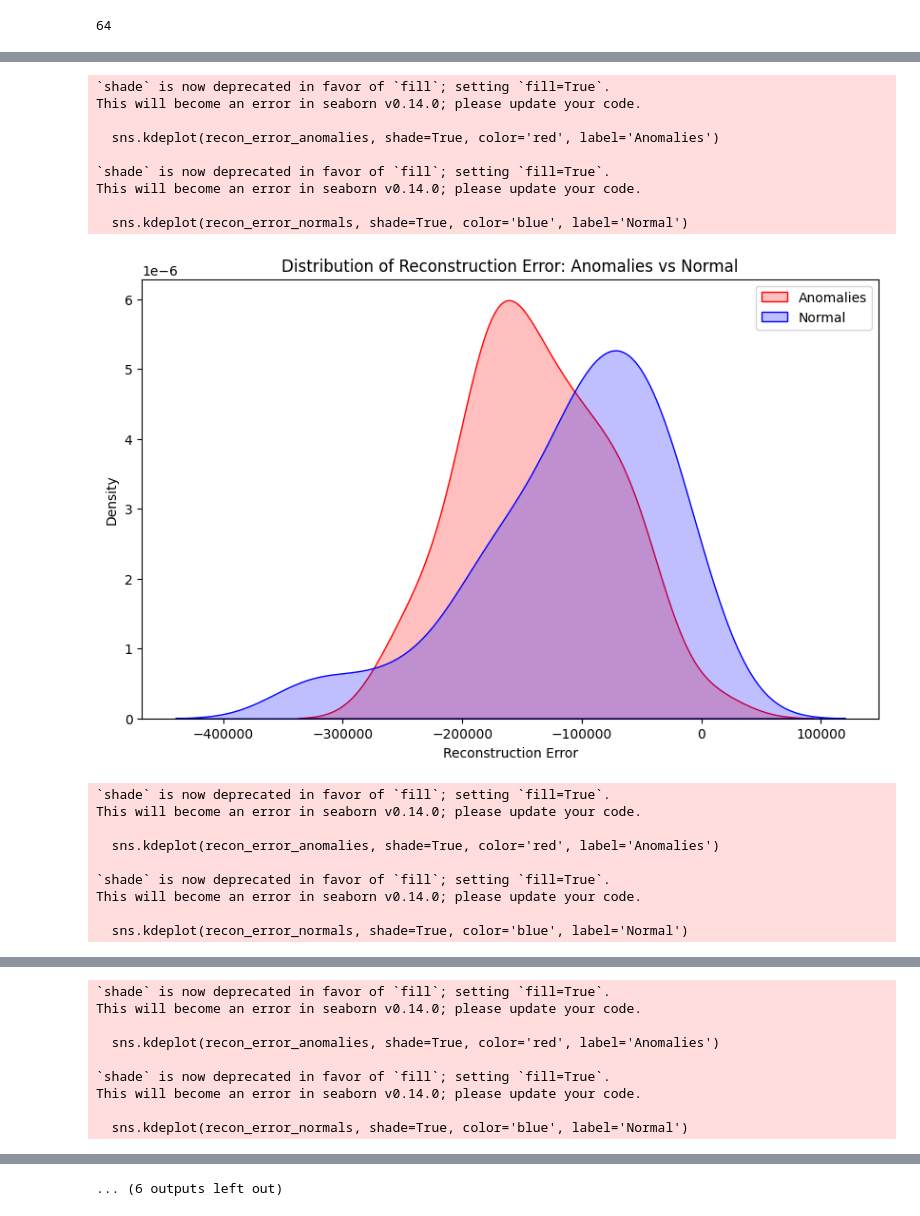
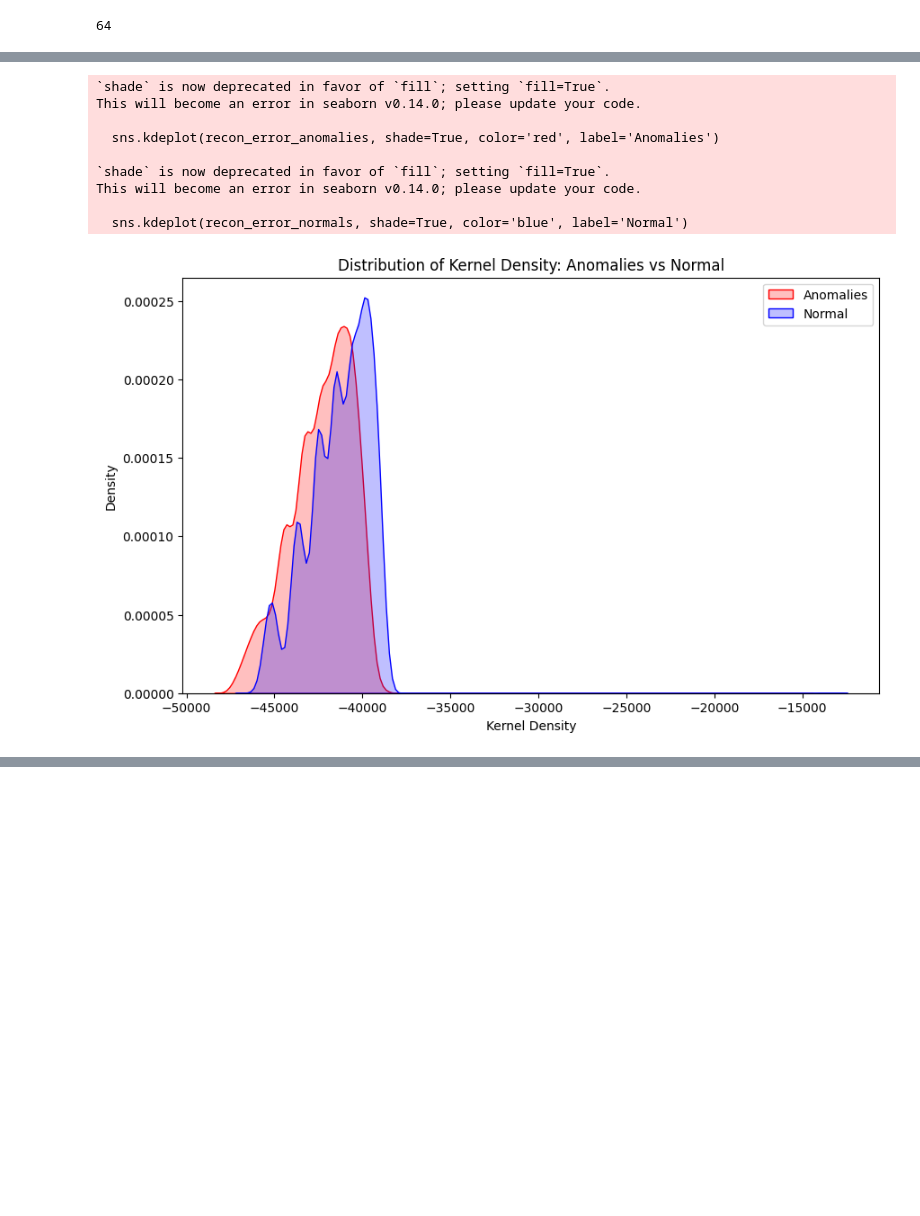
Before and after one commit to annatn998/Pytorch-Convolutional-AutoEncoder, a Jupyter notebook: notebook_exploration.ipynb, the cells around one changed output, grey strips where cells are left out. Cells and saved outputs as stored; diff of their text form; code cells hidden in the pictures; blank space fills up the shorter version.

```diff
--- a/notebook_exploration.ipynb
+++ b/notebook_exploration.ipynb
@@ -75,6 +78,6 @@ optimizer = torch.optim.Adam(model.parameters(), lr=0.001)
 # %%
 logging.info('Training start!')
 
-training_outputs, trained_model = training_loop(epochs=10, data_loader=data_loaders, model=model, criterion=criterion, optimizer=optimizer)
+training_outputs, trained_model = training_loop(epochs=15, data_loader=data_loaders, model=model, criterion=criterion, optimizer=optimizer)
 # %% [output]
 INFO:root:Training start!
@@ -217,50 +219,40 @@ This will become an error in seaborn v0.14.0; please update your code.
 # %%
 import matplotlib.pyplot as plt
 import seaborn as sns
 
-for h in different_heights:
-# Example lists: replace with your actual data
-    recon_error_anomalies = kde_results[f'height_{h}']['density_list_anomaly']
-    recon_error_normals = kde_results[f'height_{h}']['density_list']
+h = 0.5
+recon_error_anomalies = kde_results[f'height_{h}']['density_list_anomaly']
+recon_error_normals = kde_results[f'height_{h}']['density_list']
 
-    # Create a figure
-    plt.figure(figsize=(10, 6))
+# Create a figure
+plt.figure(figsize=(10, 6))
 
-    # Plot KDE for anomalies
-    sns.kdeplot(recon_error_anomalies, shade=True, color='red', label='Anomalies')
+# Plot KDE for anomalies
+sns.kdeplot(recon_error_anomalies, shade=True, color='red', label='Anomalies')
 
-    # # Plot KDE for normal images
-    sns.kdeplot(recon_error_normals, shade=True, color='blue', label='Normal')
+# # Plot KDE for normal images
+sns.kdeplot(recon_error_normals, shade=True, color='blue', label='Normal')
 
-    # Optionally, also show histograms
-    # plt.hist(recon_error_anomalies, bins=30, alpha=0.3, color='red')
-    # plt.hist(recon_error_normals, bins=30, alpha=0.3, color='blue')
+# Optionally, also show histograms
+# plt.hist(recon_error_anomalies, bins=30, alpha=0.3, color='red')
+# plt.hist(recon_error_normals, bins=30, alpha=0.3, color='blue')
 
-    # Add labels and title
-    plt.xlabel('Reconstruction Error')
-    plt.ylabel('Density')
-    plt.title('Distribution of Reconstruction Error: Anomalies vs Normal')
-    plt.legend()
+# Add labels and title
+plt.xlabel('Kernel Density')
+plt.ylabel('Density')
+plt.title('Distribution of Kernel Density: Anomalies vs Normal')
+plt.legend()
 
-    # Show plot
-    plt.show()
+# Show plot
+plt.show()
 # %% [output]
 `shade` is now deprecated in favor of `fill`; setting `fill=True`.
 This will become an error in seaborn v0.14.0; please update your code.
 
   sns.kdeplot(recon_error_anomalies, shade=True, color='red', label='Anomalies')
 
 `shade` is now deprecated in favor of `fill`; setting `fill=True`.
 This will become an error in seaborn v0.14.0; please update your code.
 
   sns.kdeplot(recon_error_normals, shade=True, color='blue', label='Normal')
-[figure, old version]
+[figure, new version]
-`shade` is now deprecated in favor of `fill`; setting `fill=True`.
-This will become an error in seaborn v0.14.0; please update your code.
-
-  sns.kdeplot(recon_error_anomalies, shade=True, color='red', label='Anomalies')
-
-`shade` is now deprecated in favor of `fill`; setting `fill=True`.
-This will become an error in seaborn v0.14.0; please update your code.
-
-  sns.kdeplot(recon_error_normals, shade=True, color='blue', label='Normal')
@@ -268,9 +258,0 @@ This will become an error in seaborn v0.14.0; please update your code.
-`shade` is now deprecated in favor of `fill`; setting `fill=True`.
-This will become an error in seaborn v0.14.0; please update your code.
-
-  sns.kdeplot(recon_error_anomalies, shade=True, color='red', label='Anomalies')
-
-`shade` is now deprecated in favor of `fill`; setting `fill=True`.
-This will become an error in seaborn v0.14.0; please update your code.
-
-  sns.kdeplot(recon_error_normals, shade=True, color='blue', label='Normal')
@@ -308 +258,0 @@ This will become an error in seaborn v0.14.0; please update your code.
-... (6 outputs left out)
```
Also changed, not shown: parts of 20 cells of this notebook, 3 other files.
